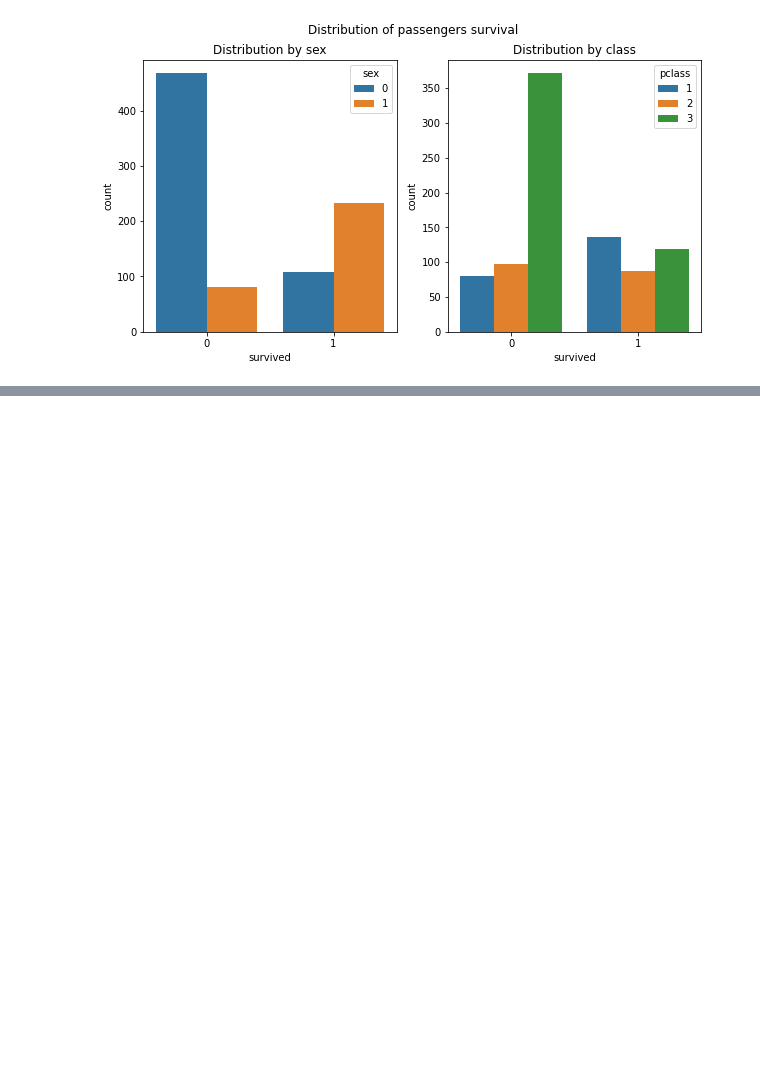
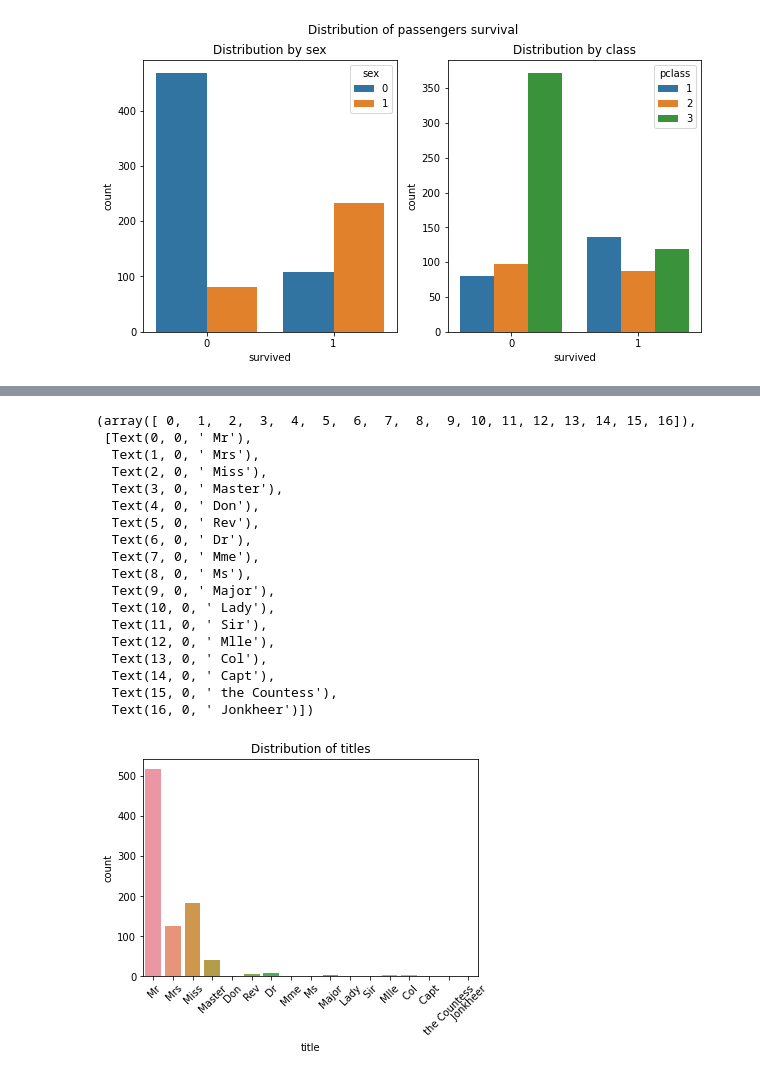
Before and after one commit to kevinmiguel97/Titanic-Model, a Jupyter notebook: titanic_analysis.ipynb, the cells around one changed output, grey strips where cells are left out. Cells and saved outputs as stored; diff of their text form; code cells hidden in the pictures; blank space fills up the shorter version.

```diff
--- a/titanic_analysis.ipynb
+++ b/titanic_analysis.ipynb
@@ -244,0 +274,24 @@ violin_plot(df, attributes)
+# %%
+sns.countplot(x='title', data=df)
+plt.title('Distribution of titles')
+plt.xticks(rotation=45)
+# %% [output]
+(array([ 0,  1,  2,  3,  4,  5,  6,  7,  8,  9, 10, 11, 12, 13, 14, 15, 16]),
+ [Text(0, 0, ' Mr'),
+  Text(1, 0, ' Mrs'),
+  Text(2, 0, ' Miss'),
+  Text(3, 0, ' Master'),
+  Text(4, 0, ' Don'),
+  Text(5, 0, ' Rev'),
+  Text(6, 0, ' Dr'),
+  Text(7, 0, ' Mme'),
+  Text(8, 0, ' Ms'),
+  Text(9, 0, ' Major'),
+  Text(10, 0, ' Lady'),
+  Text(11, 0, ' Sir'),
+  Text(12, 0, ' Mlle'),
+  Text(13, 0, ' Col'),
+  Text(14, 0, ' Capt'),
+  Text(15, 0, ' the Countess'),
+  Text(16, 0, ' Jonkheer')])
+[figure, added]
```
Also changed, not shown: parts of 5 cells of this notebook.
